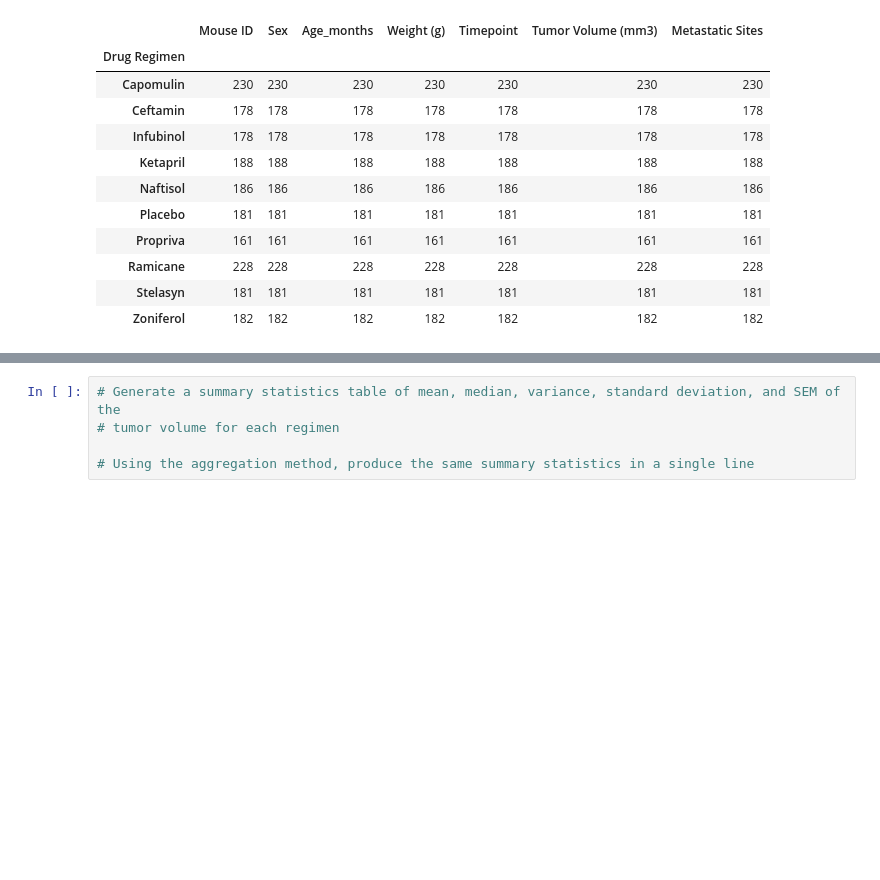
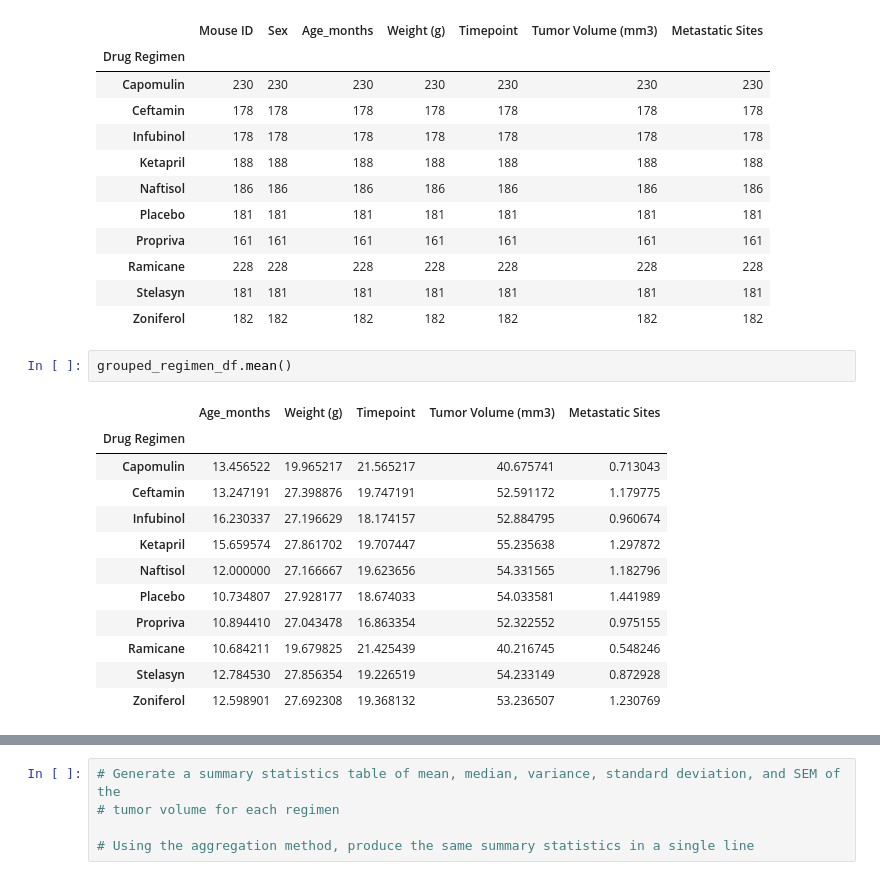
Before and after one commit to lgrayes/matplotlib-challenge, a Jupyter notebook: Pymaceuticals/matTest01.ipynb, the cells around one changed output, grey strips where cells are left out. Saved outputs shown, nothing was run; the diff lists cells and outputs as text; blank space fills up the shorter version.

```diff
--- a/Pymaceuticals/matTest01.ipynb
+++ b/Pymaceuticals/matTest01.ipynb
@@ -270,3 +275,18 @@ grouped_regimen_df.count()
 | Ramicane | 228 | 228 | 228 | 228 | 228 | 228 | 228 |
 | Stelasyn | 181 | 181 | 181 | 181 | 181 | 181 | 181 |
 | Zoniferol | 182 | 182 | 182 | 182 | 182 | 182 | 182 |
+# %%
+grouped_regimen_df.mean()
+# %% [output]
+|  | Age_months | Weight (g) | Timepoint | Tumor Volume (mm3) | Metastatic Sites |
+| Drug Regimen |  |  |  |  |  |
+| Capomulin | 13.456522 | 19.965217 | 21.565217 | 40.675741 | 0.713043 |
+| Ceftamin | 13.247191 | 27.398876 | 19.747191 | 52.591172 | 1.179775 |
+| Infubinol | 16.230337 | 27.196629 | 18.174157 | 52.884795 | 0.960674 |
+| Ketapril | 15.659574 | 27.861702 | 19.707447 | 55.235638 | 1.297872 |
+| Naftisol | 12.000000 | 27.166667 | 19.623656 | 54.331565 | 1.182796 |
+| Placebo | 10.734807 | 27.928177 | 18.674033 | 54.033581 | 1.441989 |
+| Propriva | 10.894410 | 27.043478 | 16.863354 | 52.322552 | 0.975155 |
+| Ramicane | 10.684211 | 19.679825 | 21.425439 | 40.216745 | 0.548246 |
+| Stelasyn | 12.784530 | 27.856354 | 19.226519 | 54.233149 | 0.872928 |
+| Zoniferol | 12.598901 | 27.692308 | 19.368132 | 53.236507 | 1.230769 |
```
Also changed, not shown: parts of 3 cells of this notebook.
